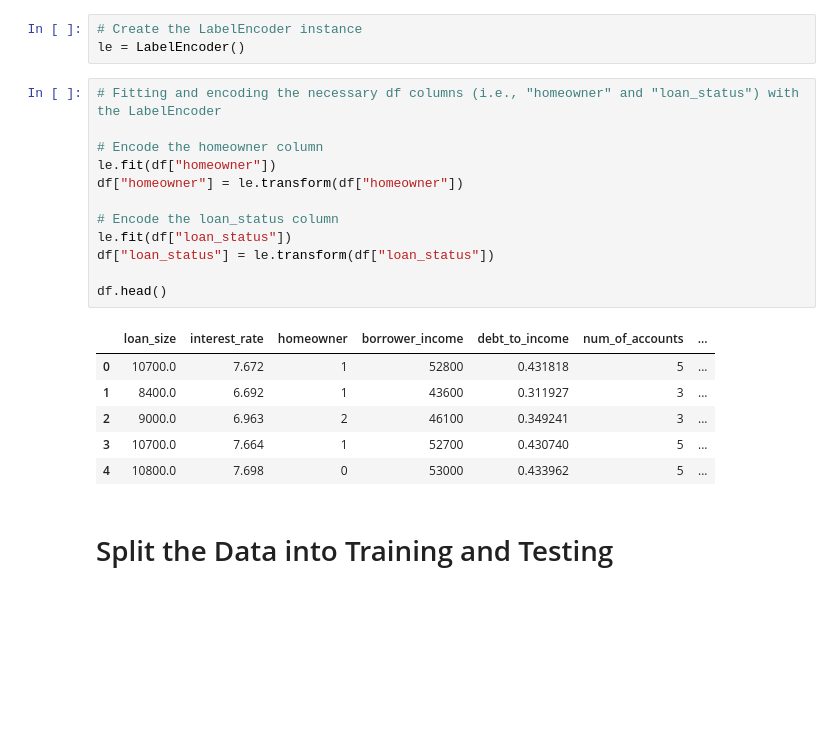
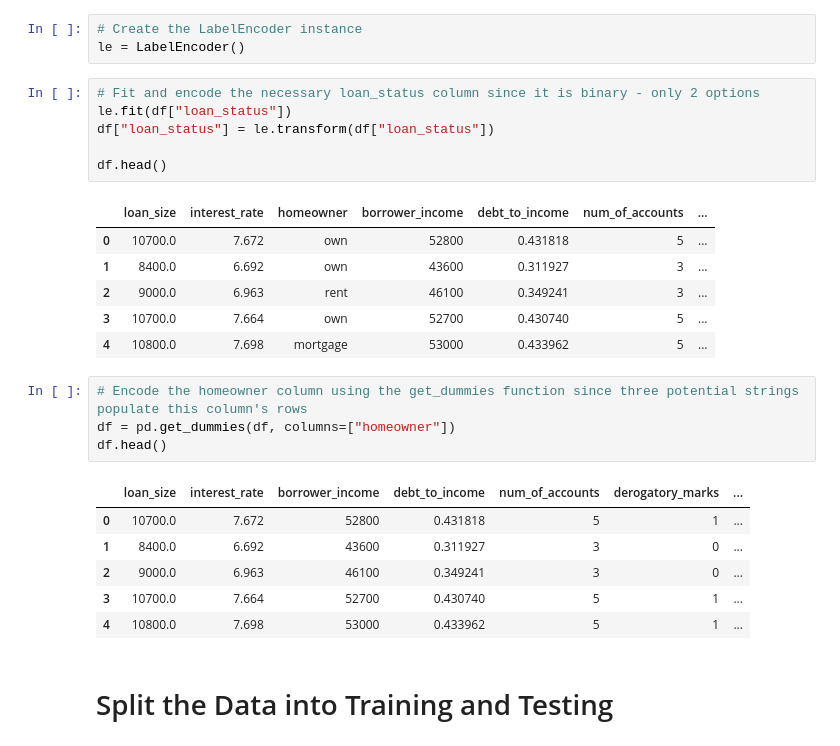
Before and after one commit to bradkaley/Credit_risk_predictions, a Jupyter notebook: credit_risk_resampling.ipynb, the cells around one changed output. Cells and saved outputs as stored; diff of their text form; blank space fills up the shorter version.

```diff
--- a/credit_risk_resampling.ipynb
+++ b/credit_risk_resampling.ipynb
@@ -47,24 +47,29 @@ Need to encode categorical data into integers for training, testing, and predict
 # Create the LabelEncoder instance
 le = LabelEncoder()
 # %%
-# Fitting and encoding the necessary df columns (i.e., "homeowner" and "loan_status") with the LabelEncoder
-
-# Encode the homeowner column
-le.fit(df["homeowner"])
-df["homeowner"] = le.transform(df["homeowner"])
-
-# Encode the loan_status column
+# Fit and encode the necessary loan_status column since it is binary - only 2 options
 le.fit(df["loan_status"])
 df["loan_status"] = le.transform(df["loan_status"])
 
 df.head()
 # %% [output]
 |  | loan_size | interest_rate | homeowner | borrower_income | debt_to_income | num_of_accounts | ... |
-| 0 | 10700.0 | 7.672 | 1 | 52800 | 0.431818 | 5 | ... |
-| 1 | 8400.0 | 6.692 | 1 | 43600 | 0.311927 | 3 | ... |
-| 2 | 9000.0 | 6.963 | 2 | 46100 | 0.349241 | 3 | ... |
-| 3 | 10700.0 | 7.664 | 1 | 52700 | 0.430740 | 5 | ... |
-| 4 | 10800.0 | 7.698 | 0 | 53000 | 0.433962 | 5 | ... |
+| 0 | 10700.0 | 7.672 | own | 52800 | 0.431818 | 5 | ... |
+| 1 | 8400.0 | 6.692 | own | 43600 | 0.311927 | 3 | ... |
+| 2 | 9000.0 | 6.963 | rent | 46100 | 0.349241 | 3 | ... |
+| 3 | 10700.0 | 7.664 | own | 52700 | 0.430740 | 5 | ... |
+| 4 | 10800.0 | 7.698 | mortgage | 53000 | 0.433962 | 5 | ... |
+# %%
+# Encode the homeowner column using the get_dummies function since three potential strings populate this column's rows
+df = pd.get_dummies(df, columns=["homeowner"])
+df.head()
+# %% [output]
+|  | loan_size | interest_rate | borrower_income | debt_to_income | num_of_accounts | derogatory_marks | ... |
+| 0 | 10700.0 | 7.672 | 52800 | 0.431818 | 5 | 1 | ... |
+| 1 | 8400.0 | 6.692 | 43600 | 0.311927 | 3 | 0 | ... |
+| 2 | 9000.0 | 6.963 | 46100 | 0.349241 | 3 | 0 | ... |
+| 3 | 10700.0 | 7.664 | 52700 | 0.430740 | 5 | 1 | ... |
+| 4 | 10800.0 | 7.698 | 53000 | 0.433962 | 5 | 1 | ... |
 # %% [markdown]
 # Split the Data into Training and Testing
 # %%
```
Also changed, not shown: parts of 20 cells of this notebook, 1 other file.
